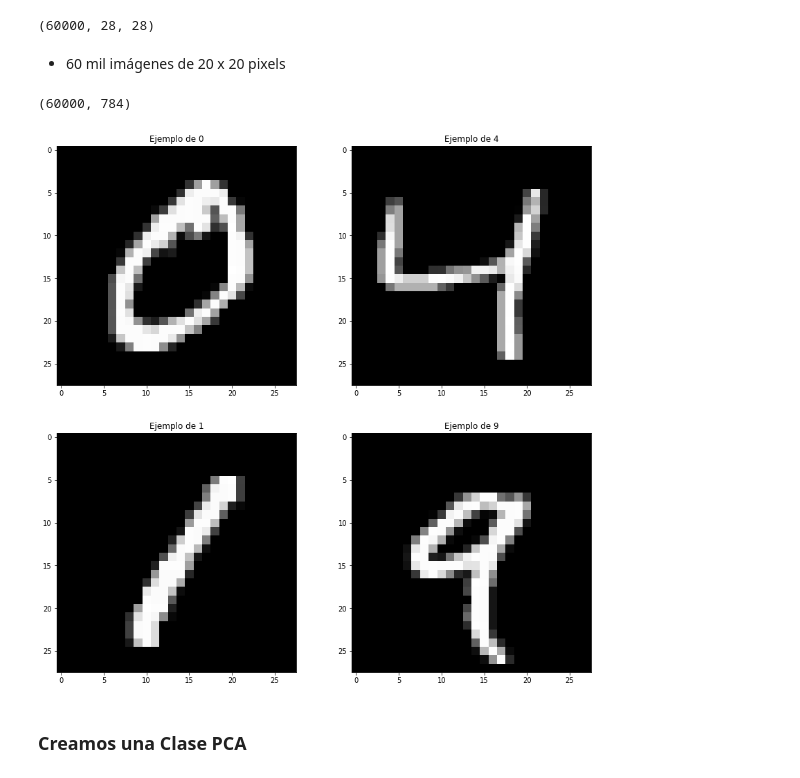
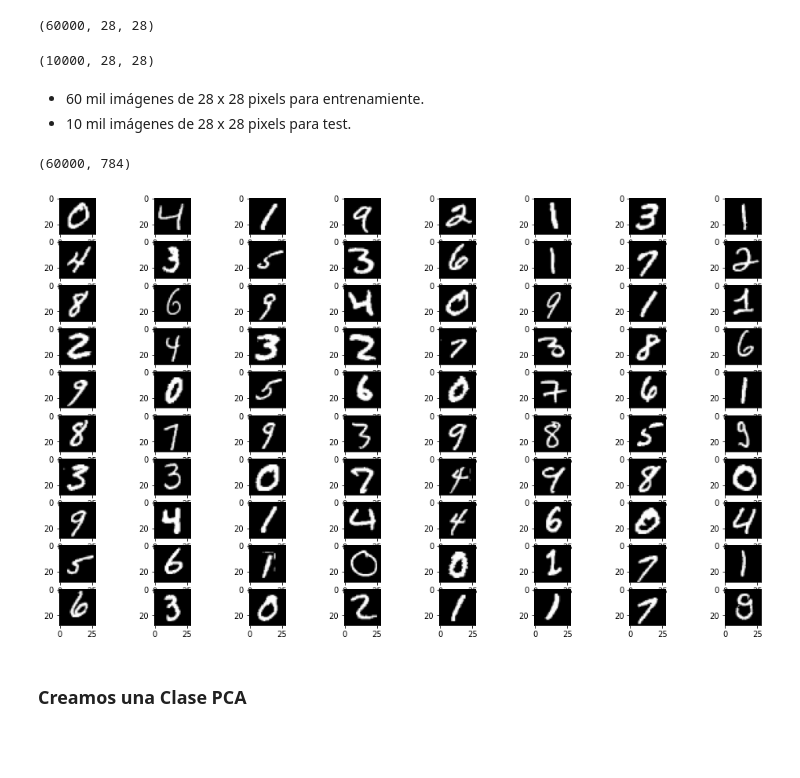
Before and after one commit to pedromperezc/Intro-AI, a Jupyter notebook: clase_2/PCA - Handwritten Digit.ipynb, the cells around one changed output. Cells and saved outputs as stored; diff of their text form; code cells hidden in the pictures; blank space fills up the shorter version.

```diff
--- a/clase_2/PCA - Handwritten Digit.ipynb
+++ b/clase_2/PCA - Handwritten Digit.ipynb
@@ -35,7 +39,12 @@ from keras.datasets import mnist
 x_train.shape
 # %% [output]
 (60000, 28, 28)
+# %%
+x_test.shape
+# %% [output]
+(10000, 28, 28)
 # %% [markdown]
-* 60 mil imágenes de 20 x 20 pixels
+* 60 mil imágenes de 28 x 28 pixels para entrenamiente.
+* 10 mil imágenes de 28 x 28 pixels para test.
 # %%
 x_train = x_train.reshape((60000, 28 * 28 * 1))
@@ -45,16 +55,15 @@ x_train.shape
 (60000, 784)
 # %%
 # Cargamos una muestra de digitos
-fig=plt.figure(figsize=(14, 14))
-columns = 2
-rows = 2
+fig=plt.figure(figsize=(17, 10))
+columns = 8
+rows = 10
 for i in range(1, columns*rows +1):
     fig.add_subplot(rows, columns, i)
-    plt.title("Ejemplo de {}".format(y_train[i]))
     plt.imshow(x_train[i, :].reshape((28, 28)), cmap='gray')
 plt.show()
 # %% [output]
-[figure, old version]
+[figure, new version]
 # %% [markdown]
 ### Creamos una Clase PCA
 # %%
```
Also changed, not shown: parts of 17 cells of this notebook, 1 other file.
